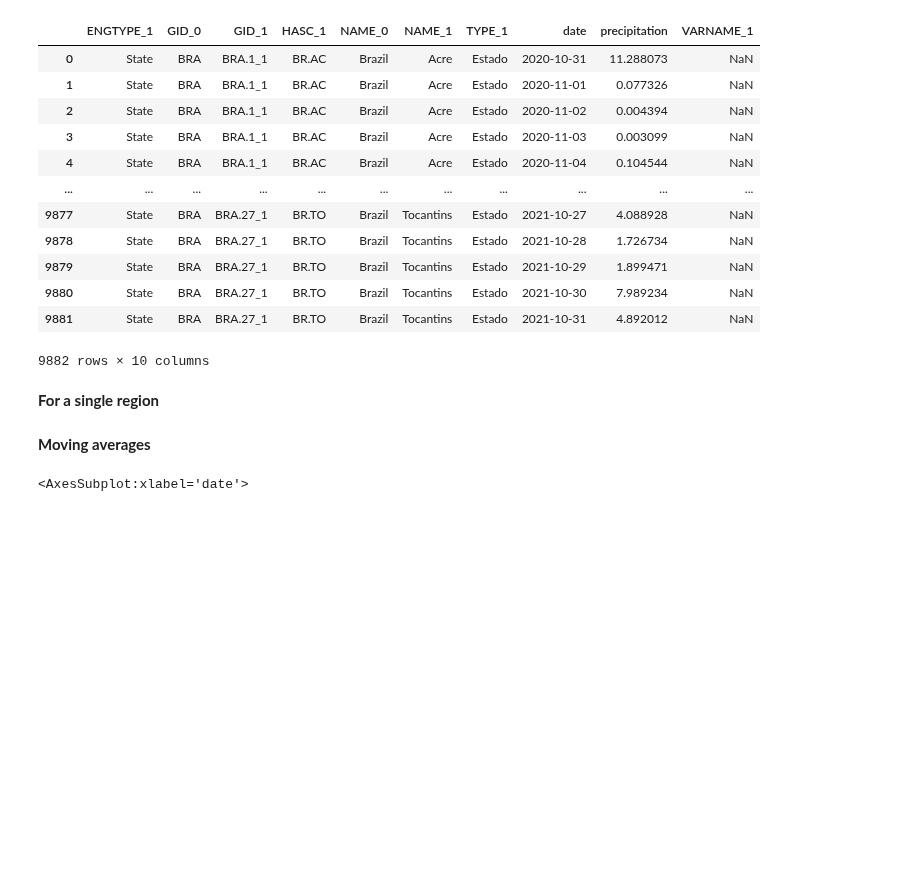
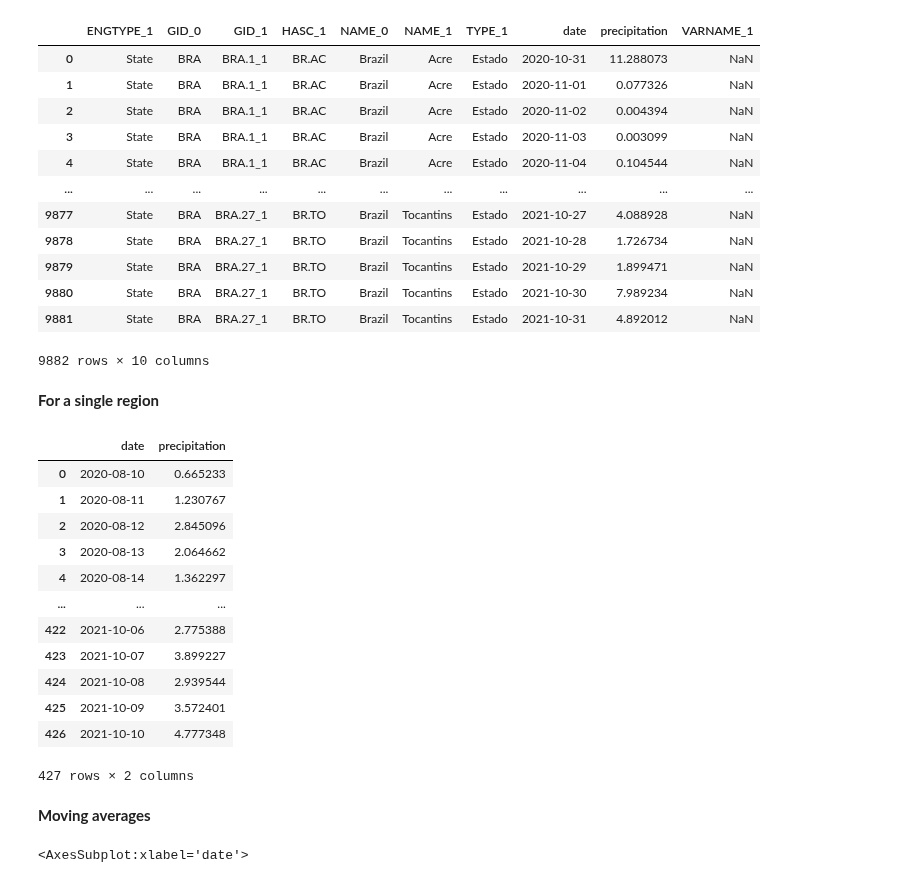
Before and after one commit to Vizzuality/mongabay-data, a Jupyter notebook: processing/07_fire_tool_exploration.ipynb, the cells around one changed output. Cells and saved outputs as stored; diff of their text form; code cells hidden in the pictures; blank space fills up the shorter version.

```diff
--- a/processing/07_fire_tool_exploration.ipynb
+++ b/processing/07_fire_tool_exploration.ipynb
@@ -467,6 +470,21 @@ count = chirps.size()
 data = nestedMappedReducer(ee.FeatureCollection(geometry.get('features')), chirps).toList(count).getInfo()
 # %%
 df_pre = pd.DataFrame(map(lambda x: x.get('properties'), data))
+df_pre
+# %% [output]
+|  | date | precipitation |
+| 0 | 2020-08-10 | 0.665233 |
+| 1 | 2020-08-11 | 1.230767 |
+| 2 | 2020-08-12 | 2.845096 |
+| 3 | 2020-08-13 | 2.064662 |
+| 4 | 2020-08-14 | 1.362297 |
+| ... | ... | ... |
+| 422 | 2021-10-06 | 2.775388 |
+| 423 | 2021-10-07 | 3.899227 |
+| 424 | 2021-10-08 | 2.939544 |
+| 425 | 2021-10-09 | 3.572401 |
+| 426 | 2021-10-10 | 4.777348 |
+427 rows × 2 columns
 # %% [markdown]
 **Moving averages**
 # %%
```
Also changed, not shown: parts of 10 cells of this notebook, 2 other files.
